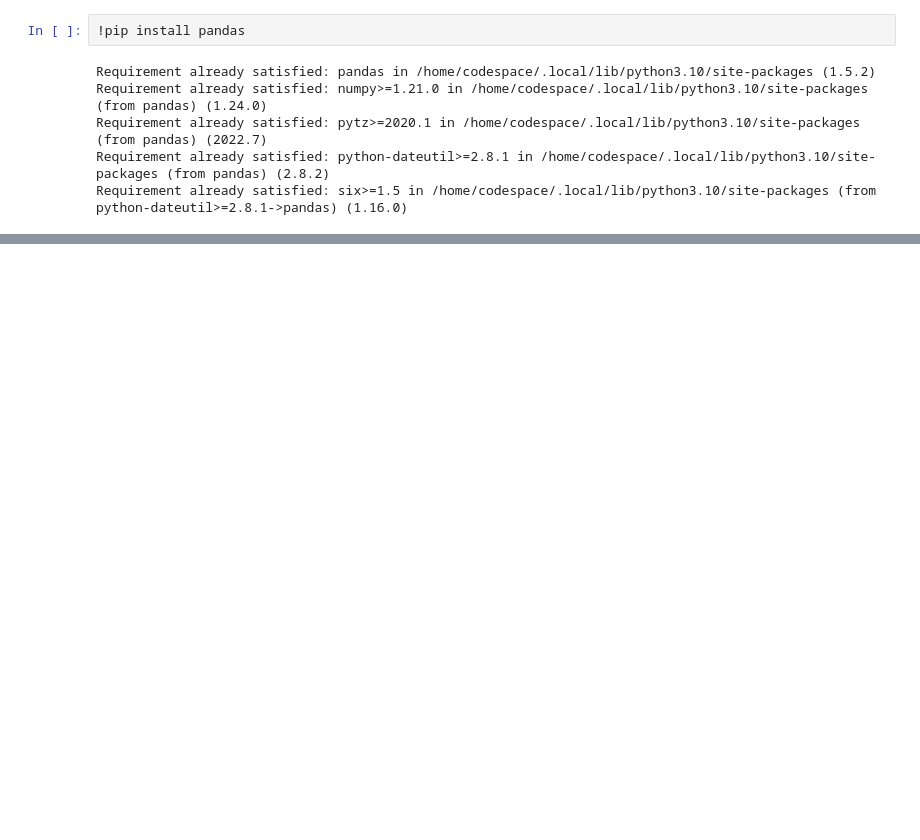
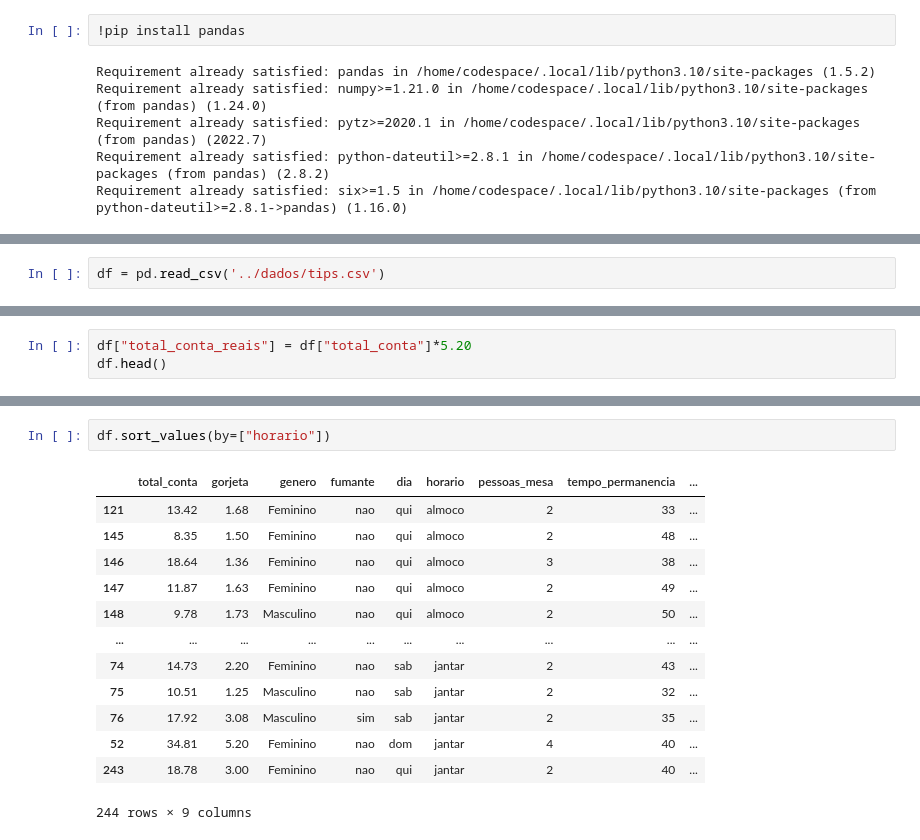
Before and after one commit to renankalil/intro_python_verao_ime_2023, a Jupyter notebook: notebooks/script_do_renan.ipynb, the cells around one changed output, grey strips where cells are left out. Drawn from its saved outputs; the diff is of its cells as text; blank space fills up the shorter version.

```diff
--- a/notebooks/script_do_renan.ipynb
+++ b/notebooks/script_do_renan.ipynb
@@ -291,0 +283,2 @@ Bad pipe message: %s [b'']
+# %%
+df = pd.read_csv('../dados/tips.csv')
@@ -291,0 +360,3 @@ Bad pipe message: %s [b'']
+# %%
+df["total_conta_reais"] = df["total_conta"]*5.20
+df.head()
@@ -291,0 +370,16 @@ Bad pipe message: %s [b'']
+# %%
+df.sort_values(by=["horario"])
+# %% [output]
+|  | total_conta | gorjeta | genero | fumante | dia | horario | pessoas_mesa | tempo_permanencia | ... |
+| 121 | 13.42 | 1.68 | Feminino | nao | qui | almoco | 2 | 33 | ... |
+| 145 | 8.35 | 1.50 | Feminino | nao | qui | almoco | 2 | 48 | ... |
+| 146 | 18.64 | 1.36 | Feminino | nao | qui | almoco | 3 | 38 | ... |
+| 147 | 11.87 | 1.63 | Feminino | nao | qui | almoco | 2 | 49 | ... |
+| 148 | 9.78 | 1.73 | Masculino | nao | qui | almoco | 2 | 50 | ... |
+| ... | ... | ... | ... | ... | ... | ... | ... | ... | ... |
+| 74 | 14.73 | 2.20 | Feminino | nao | sab | jantar | 2 | 43 | ... |
+| 75 | 10.51 | 1.25 | Masculino | nao | sab | jantar | 2 | 32 | ... |
+| 76 | 17.92 | 3.08 | Masculino | sim | sab | jantar | 2 | 35 | ... |
+| 52 | 34.81 | 5.20 | Feminino | nao | dom | jantar | 4 | 40 | ... |
+| 243 | 18.78 | 3.00 | Feminino | nao | qui | jantar | 2 | 40 | ... |
+244 rows × 9 columns
```
Also changed, not shown: parts of 11 cells of this notebook.
